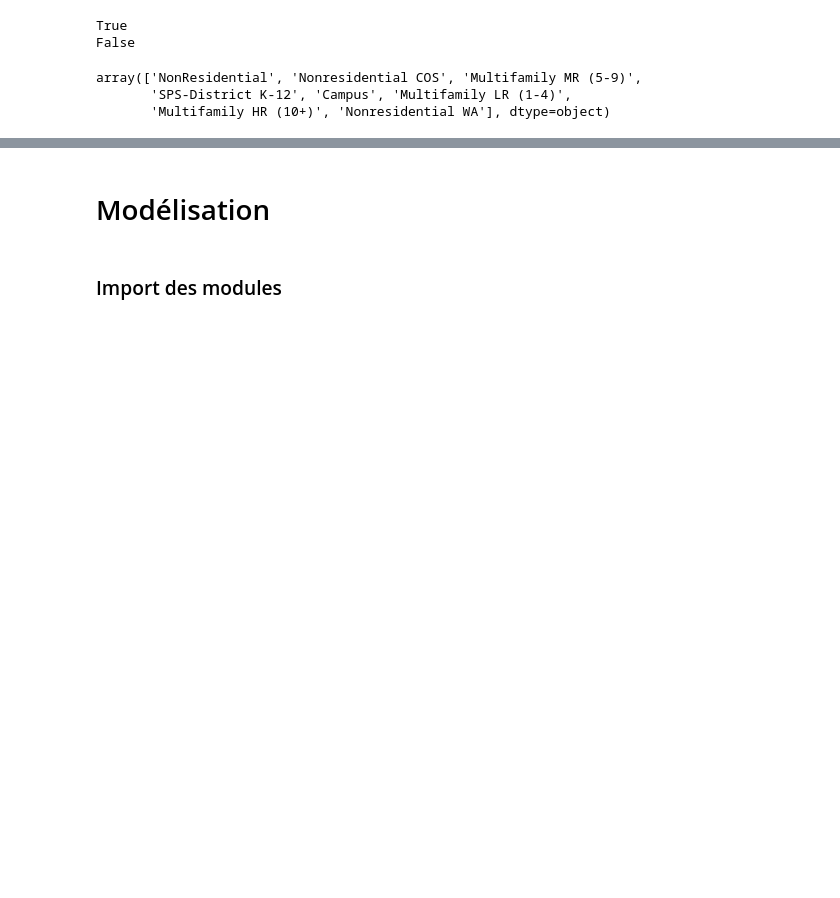
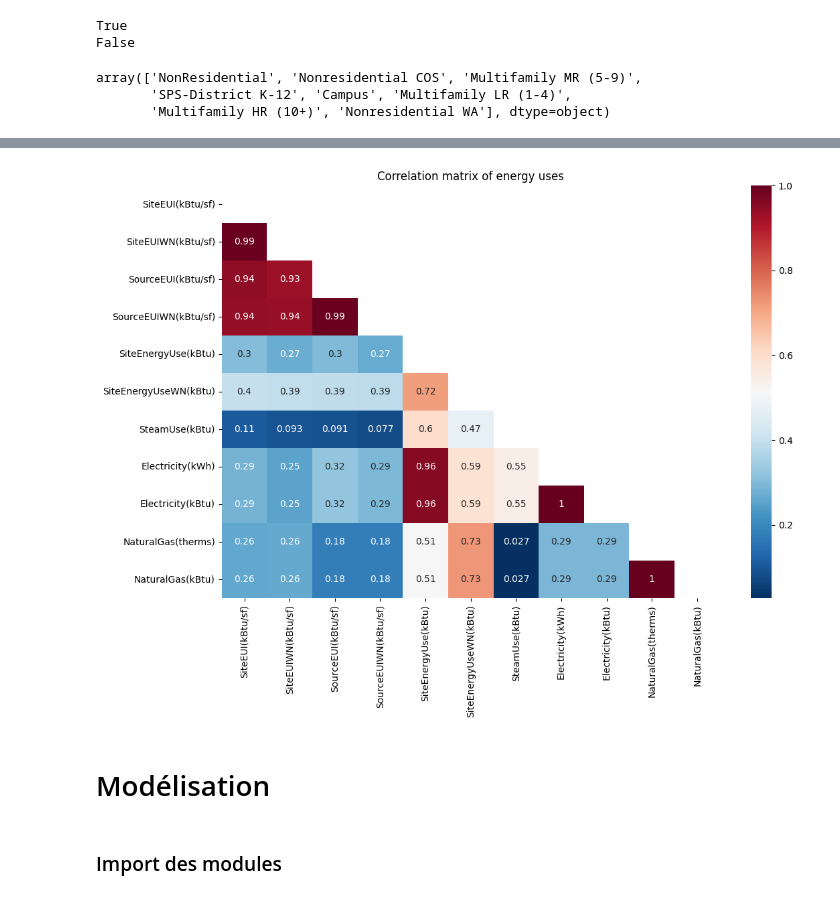
Before and after one commit to Soct/formation_OC, a Jupyter notebook: projet 3/P3_template_modelistation_supervisee_data_scientist.ipynb, the cells around one changed output, grey strips where cells are left out. Cells and saved outputs as stored; diff of their text form; code cells hidden in the pictures; blank space fills up the shorter version.

```diff
--- a/projet 3/P3_template_modelistation_supervisee_data_scientist.ipynb
+++ b/projet 3/P3_template_modelistation_supervisee_data_scientist.ipynb
@@ -75,3 +94,27 @@ building_consumption["Age"] = building_consumption['DataYear'] - building_consum
+# %%
+energy_columns = ['SiteEUI(kBtu/sf)',
+                           'SiteEUIWN(kBtu/sf)',
+                           'SourceEUI(kBtu/sf)',
+                           'SourceEUIWN(kBtu/sf)',
+                           'SiteEnergyUse(kBtu)',
+                           'SiteEnergyUseWN(kBtu)',
+                           'SteamUse(kBtu)',
+                           'Electricity(kWh)',
+                           'Electricity(kBtu)',
+                           'NaturalGas(therms)',
+                           'NaturalGas(kBtu)']
+
+corr = building_consumption[energy_columns].corr()
+
+# Heatmap
+plt.figure(figsize=(12,8))
+plt.title("Correlation matrix of energy uses")
+mask = np.zeros_like(corr)
+mask[np.triu_indices_from(mask)] = True
+sns.heatmap(corr.abs(), mask=mask, cmap='RdBu_r', annot=True)
+plt.show()
+# %% [output]
+[figure, added]
 # %% [markdown]
 # Modélisation
 # %% [markdown]
```
Also changed, not shown: parts of 4 cells of this notebook.
